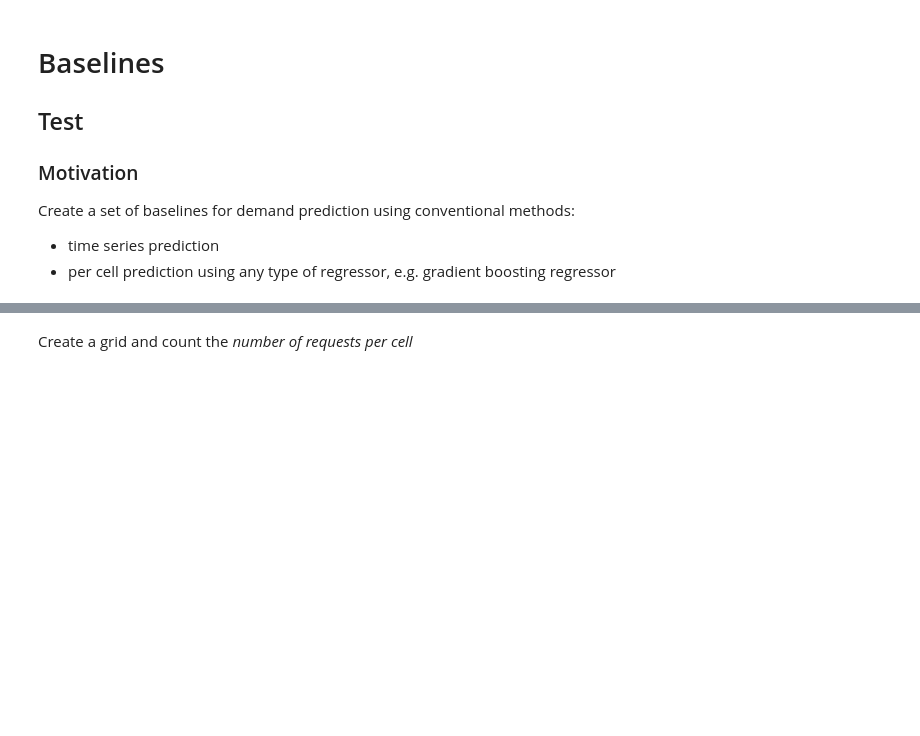
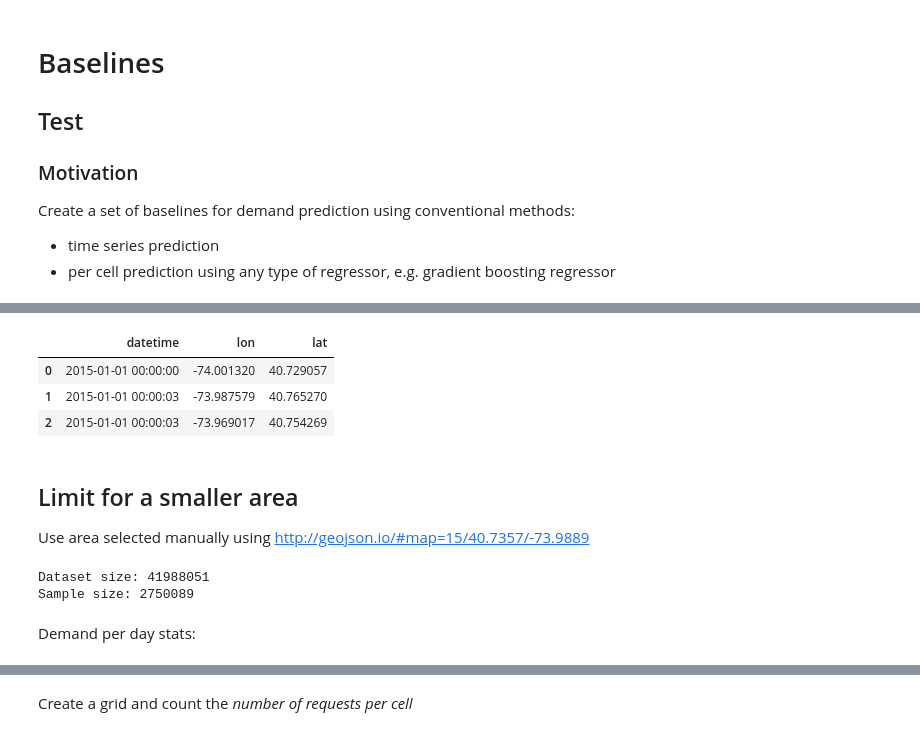
Before and after one commit to sash-ko/ai-transportation, a Jupyter notebook: cnn_demand_model/Baselines.ipynb, the cells around one changed output, grey strips where cells are left out. Drawn from its saved outputs; the diff is of its cells as text; code cells hidden in the pictures; blank space fills up the shorter version.

```diff
--- a/cnn_demand_model/Baselines.ipynb
+++ b/cnn_demand_model/Baselines.ipynb
@@ -30,0 +36,33 @@ data.head(3)
+# %%
+raw_data.drop(['dropoff_datetime', 'passenger_count', 'distance',
+           'dropoff_lon', 'dropoff_lat'], axis=1, inplace=True)
+
+raw_data.columns = ['datetime', 'lon', 'lat']
+
+raw_data.head(3)
+# %% [output]
+|  | datetime | lon | lat |
+| 0 | 2015-01-01 00:00:00 | -74.001320 | 40.729057 |
+| 1 | 2015-01-01 00:00:03 | -73.987579 | 40.765270 |
+| 2 | 2015-01-01 00:00:03 | -73.969017 | 40.754269 |
+# %% [markdown]
+## Limit for a smaller area
+
+Use area selected manually using http://geojson.io/#map=15/40.7357/-73.9889
+# %%
+bbox = ((-73.996, -73.9817), (40.7308, 40.7416))
+
+(min_lon, max_lon), (min_lat, max_lat) = bbox
+
+idx = (data.lat >= min_lat) & (data.lat <= max_lat)
+idx = idx & (data.lon >= min_lon) & (data.lon <= max_lon)
+
+print(f'Dataset size: {raw_data.shape[0]}')
+print(f'Sample size: {idx.sum()}')
+
+data = raw_data[idx].reset_index(drop=True);
+# %% [output]
+Dataset size: 41988051
+Sample size: 2750089
+# %% [markdown]
+Demand per day stats:
```
Also changed, not shown: parts of 19 cells of this notebook.
